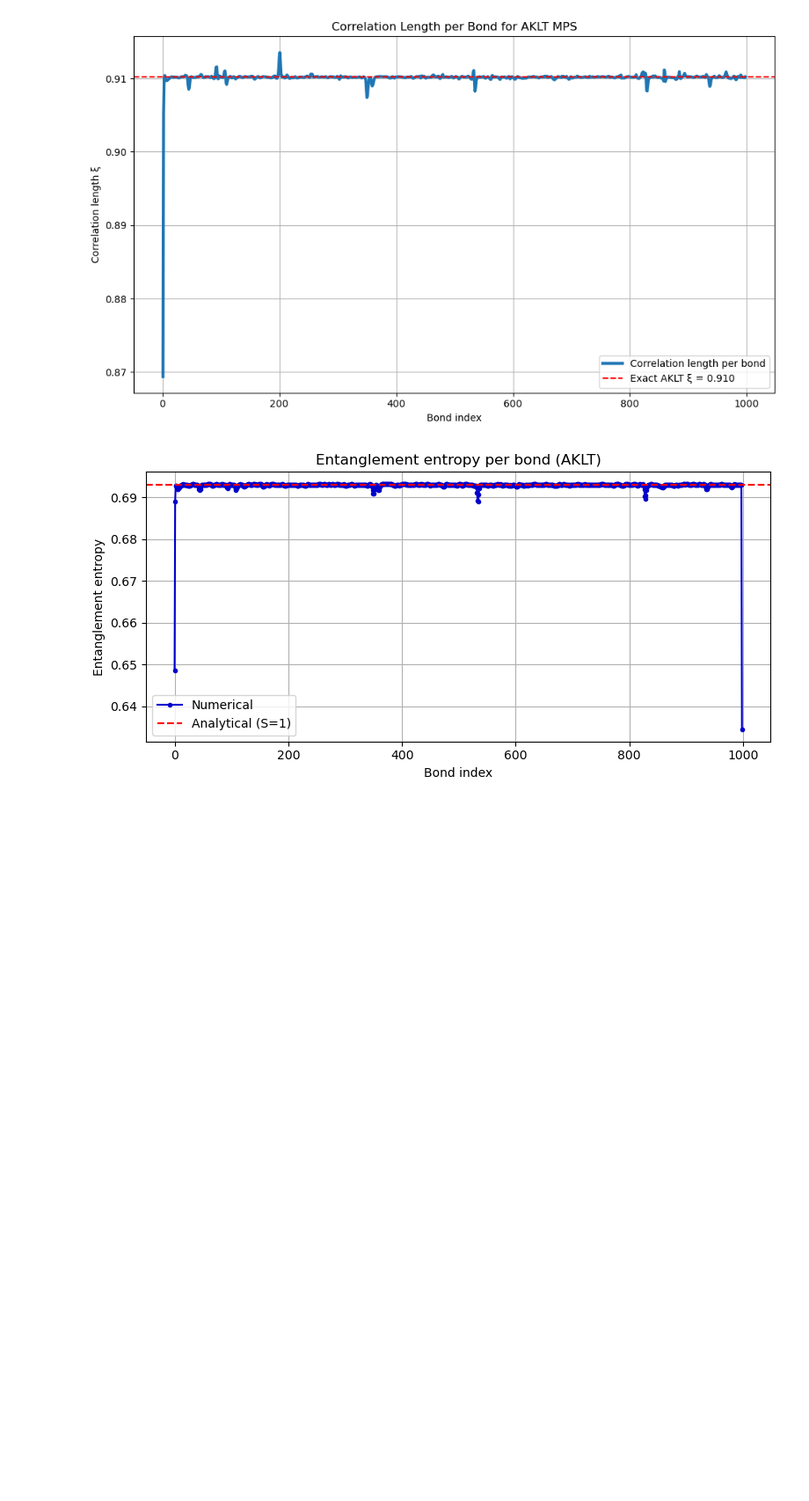
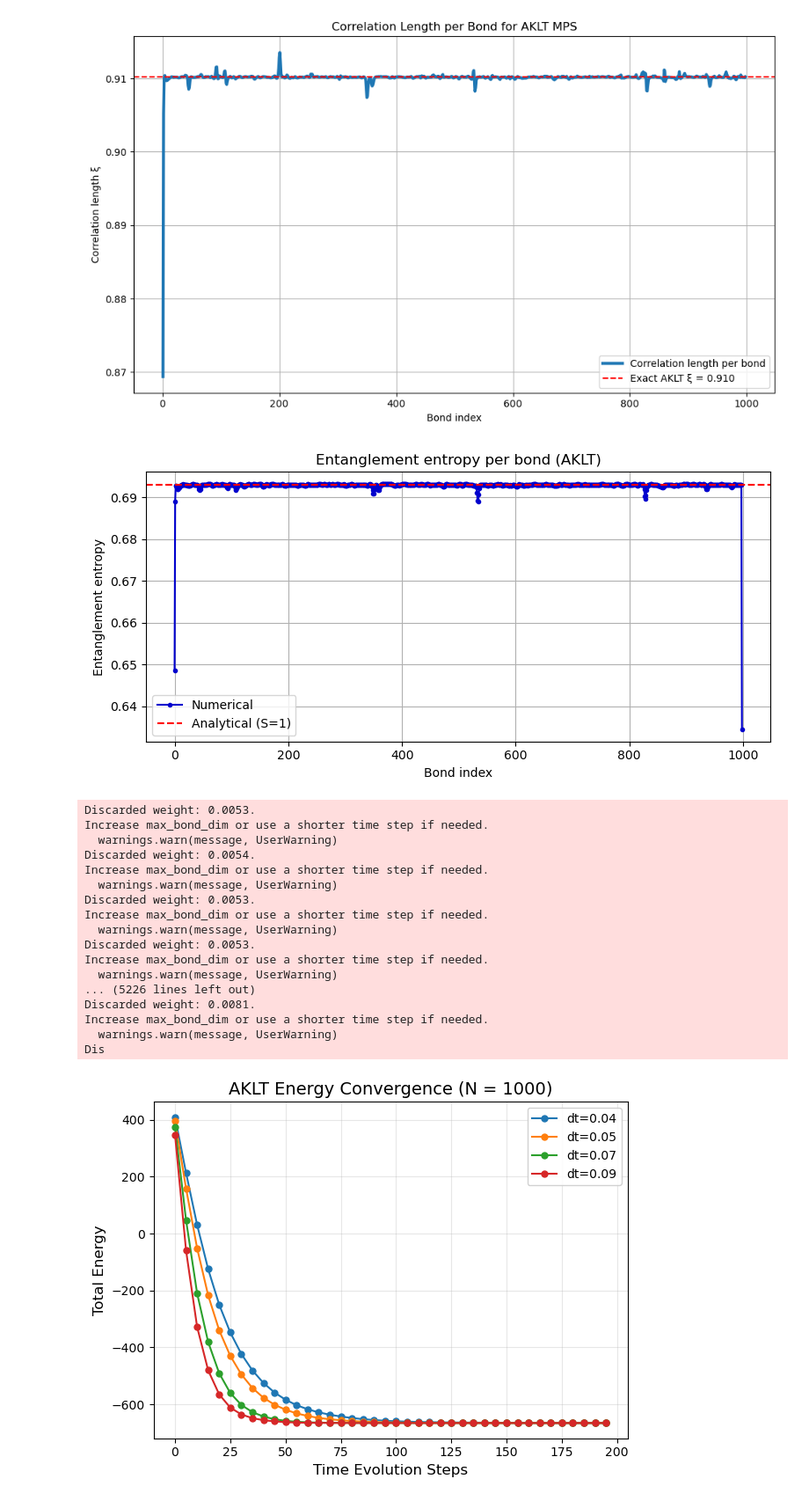
Before and after one commit to KiamehrJavid/QIC_FinProj, a Jupyter notebook: AKLT_iTEBD_Javid_Dominique_point3_draft.ipynb, the cells around one changed output. Shown at 88% size. Saved outputs shown, nothing was run; the diff lists cells and outputs as text; code cells hidden in the pictures; blank space fills up the shorter version.

```diff
--- a/AKLT_iTEBD_Javid_Dominique_point3_draft.ipynb
+++ b/AKLT_iTEBD_Javid_Dominique_point3_draft.ipynb
@@ -622,3 +672,57 @@ plt.tight_layout()
 plt.show()
 # %% [output]
 [figure]
+# %%
+# List of time step values to test
+dts = [0.04, 0.05, 0.07, 0.09]
+# List of system sizes (currently only testing N=1000)
+Ns = [1000]
+
+# Loop over different system sizes
+for N in Ns:
+    # Loop over different time steps
+    for t in dts:
+        # Initialize MPS for current parameters:
+        obj = TNet(N = N, spin = 1, chi = 2, max_bond_dim=2)
+
+        # Perform time evolution while tracking energy convergence:
+        data = obj.evolve_convergence(dt= t,  steps=200, imaginary=True, dyn_bond=True, make_canonical_every=1)
+
+        # Unpack the convergence data:
+        steps_recorded, energies = data
+
+        # Plot energy convergence for this dt value:
+        plt.plot(steps_recorded, energies, 'o-',
+                 markersize=5, linewidth=1.5,
+                 label=f'dt={t}')
+
+    # Plot formatting and labels
+    plt.xlabel('Time Evolution Steps', fontsize=12)  # X-axis label
+    plt.ylabel('Total Energy', fontsize=12)         # Y-axis label
+    plt.title(f'AKLT Energy Convergence (N = {N})', fontsize=14)  # Plot title with current N
+    plt.legend(fontsize=10, framealpha=0.9)         # Configure legend appearance
+    plt.grid(True, alpha=0.3)                       # Add semi-transparent grid
+
+    # Adjust layout to prevent label clipping
+    plt.tight_layout()
+    # Display the plot
+    plt.show()
+# %% [output]
+Discarded weight: 0.0053.
+Increase max_bond_dim or use a shorter time step if needed.
+  warnings.warn(message, UserWarning)
+Discarded weight: 0.0054.
+Increase max_bond_dim or use a shorter time step if needed.
+  warnings.warn(message, UserWarning)
+Discarded weight: 0.0053.
+Increase max_bond_dim or use a shorter time step if needed.
+  warnings.warn(message, UserWarning)
+Discarded weight: 0.0053.
+Increase max_bond_dim or use a shorter time step if needed.
+  warnings.warn(message, UserWarning)
+... (5226 lines left out)
+Discarded weight: 0.0081.
+Increase max_bond_dim or use a shorter time step if needed.
+  warnings.warn(message, UserWarning)
+Dis
+[figure, added]
```
Also changed, not shown: parts of 4 cells of this notebook.
